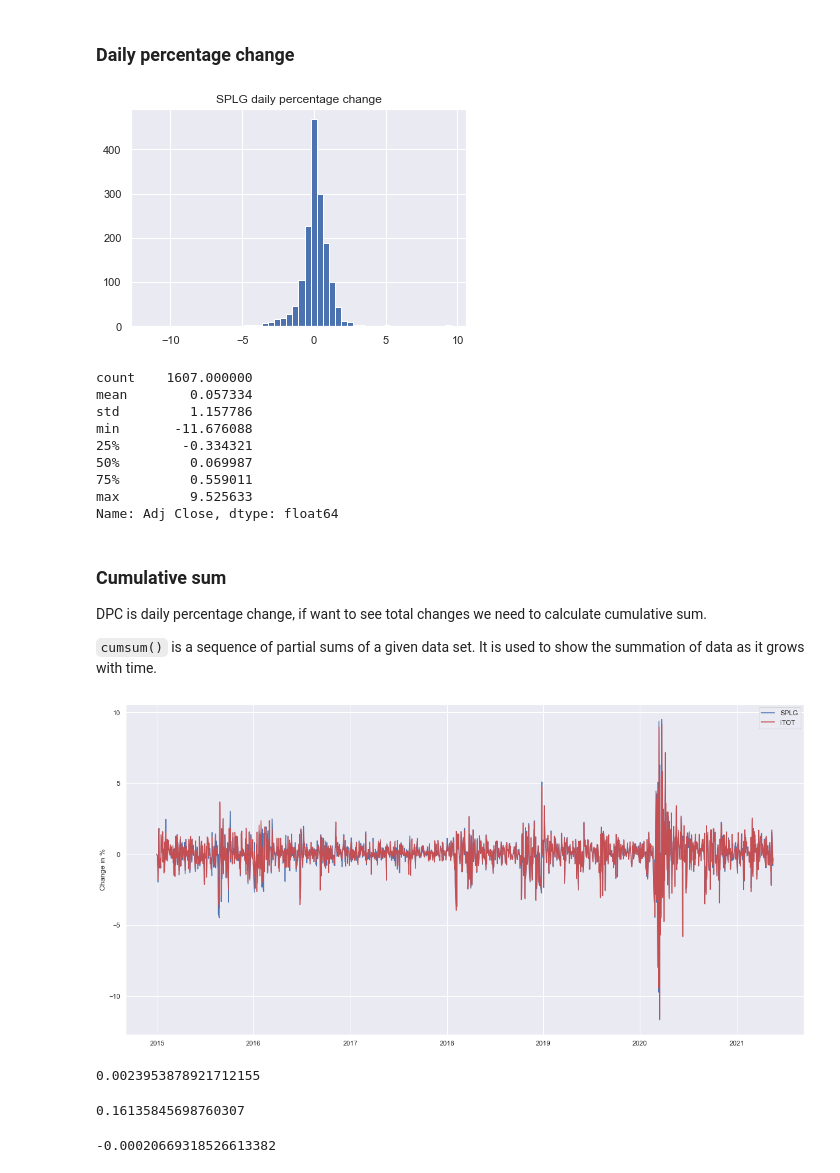
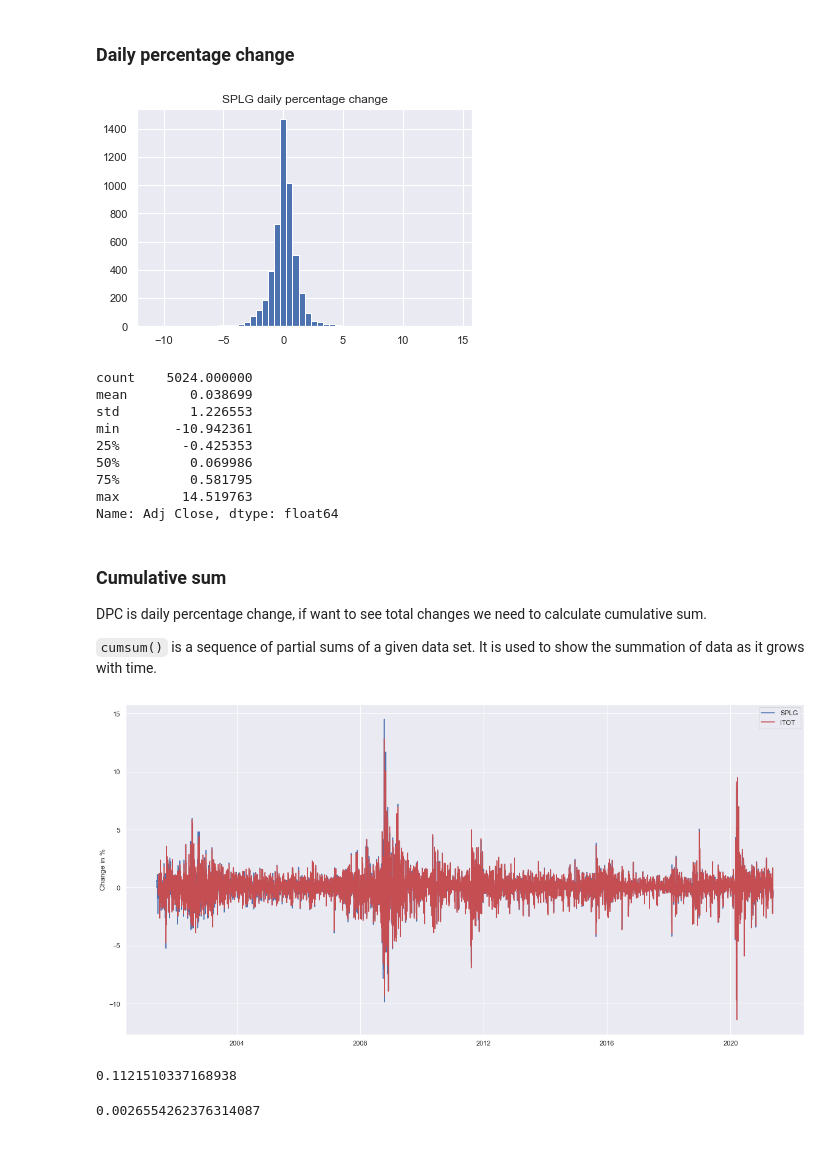
Before and after one commit to Rsych/Finance-Portfolio-Maker, a Jupyter notebook: Financial data analysis with Pandas and Yfinance.ipynb, the cells around one changed output. Drawn from its saved outputs; the diff is of its cells as text; code cells hidden in the pictures.

```diff
--- a/Financial data analysis with Pandas and Yfinance.ipynb
+++ b/Financial data analysis with Pandas and Yfinance.ipynb
@@ -18,8 +19,8 @@ Recently I've been investing in US stocks market, I was investing in penny stock
 So I've decided to invest in stock index. Let's find out which way is better to invest in S&P 500 or US total stock market.
 # %%
 # Load data
-splg = pdr.get_data_yahoo('SPLG', start = '2015-01-01') # S&P 500
-itot = pdr.get_data_yahoo('ITOT', start = '2015-01-01') # US total stock market
+spy = pdr.get_data_yahoo('SPY', start = '2001-06-01') # S&P 500
+vti = pdr.get_data_yahoo('VTI', start = '2001-06-01') # US total stock market
 # %% [output]
 [*********************100%***********************]  1 of 1 completed
 [*********************100%***********************]  1 of 1 completed
@@ -78,24 +79,24 @@ def daily_percent_change(ticker):
     dpc.iloc[0] = 0
     return dpc
 # %%
-splg_dpc = daily_percent_change(splg)
-plt.hist(splg_dpc, bins=50)
+spy_dpc = daily_percent_change(splg)
+plt.hist(spy_dpc, bins=50)
 plt.grid(True)
-plt.title("SPLG daily percentage change")
+plt.title("SPY daily percentage change")
 plt.show()
 # %% [output]
-[figure, old version]
+[figure, new version]
 # %%
-splg_dpc.describe()
+spy_dpc.describe()
 # %% [output]
-count    1607.000000
-mean        0.057334
-std         1.157786
-min       -11.676088
-25%        -0.334321
-50%         0.069987
-75%         0.559011
-max         9.525633
+count    5024.000000
+mean        0.038699
+std         1.226553
+min       -10.942361
+25%        -0.425353
+50%         0.069986
+75%         0.581795
+max        14.519763
 Name: Adj Close, dtype: float64
 # %% [markdown]
 ### Cumulative sum
@@ -105,31 +106,26 @@ DPC is daily percentage change, if want to see total changes we need to calculat
 `cumsum()` is a sequence of partial sums of a given data set. It is used to show the summation of data as it grows with time.
 # %%
 # Calculate cumulative sum
-splg_dpc_cs = daily_percent_change(splg)
-itot_dpc_cs = daily_percent_change(itot)
+spy_dpc_cs = daily_percent_change(spy)
+vti_dpc_cs = daily_percent_change(vti)
 # %%
 # Plot data
 
 plt.figure(figsize=(20, 10))
-plt.plot(splg.index, splg_dpc_cs, 'b', label='SPLG')
-plt.plot(itot.index, itot_dpc_cs, 'r', label='ITOT')
+plt.plot(spy.index, splg_dpc_cs, 'b', label='SPY')
+plt.plot(vti.index, itot_dpc_cs, 'r', label='VTI')
 plt.ylabel('Change in %')
 plt.grid(True)
 plt.legend(loc='best')
 plt.show()
 # %% [output]
-[figure, old version]
+[figure, new version]
-# %%
-import numpy as np
-np.abs(np.median(np.nan_to_num((splg_dpc_cs - itot_dpc_cs)/(splg_dpc_cs + itot_dpc_cs))))
-# %% [output]
-0.0023953878921712155
 # %%
-np.mean(np.abs(splg_dpc_cs - itot_dpc_cs))
+np.mean(np.abs(spy_dpc_cs - vti_dpc_cs))
 # %% [output]
-0.16135845698760307
+0.1121510337168938
 # %%
-sum(i - j for i, j in zip(splg_dpc_cs, itot_dpc_cs)) / len(splg_dpc_cs)
+abs(sum(i - j for i, j in zip(spy_dpc_cs, vti_dpc_cs))) / len(spy_dpc_cs)
 # %% [output]
--0.00020669318526613382
+0.0026554262376314087
 # %%
```
Also changed, not shown: parts of 7 cells of this notebook.
